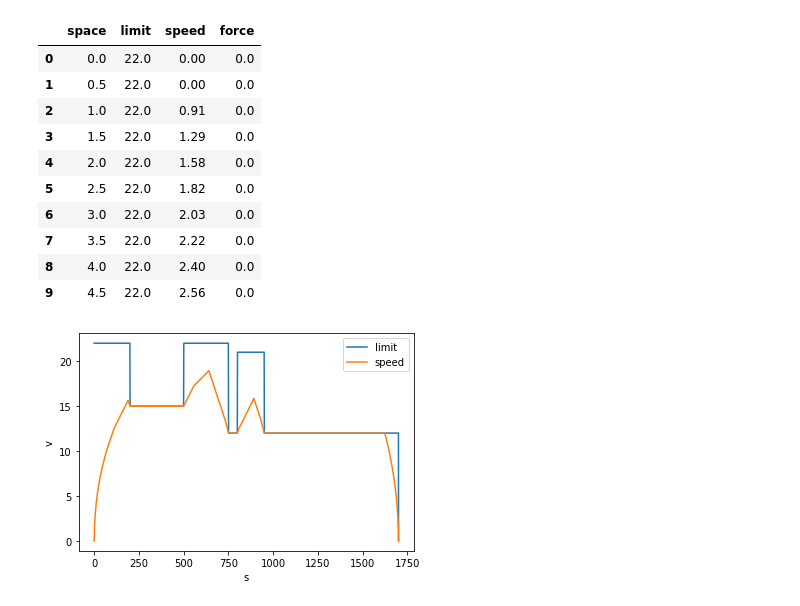
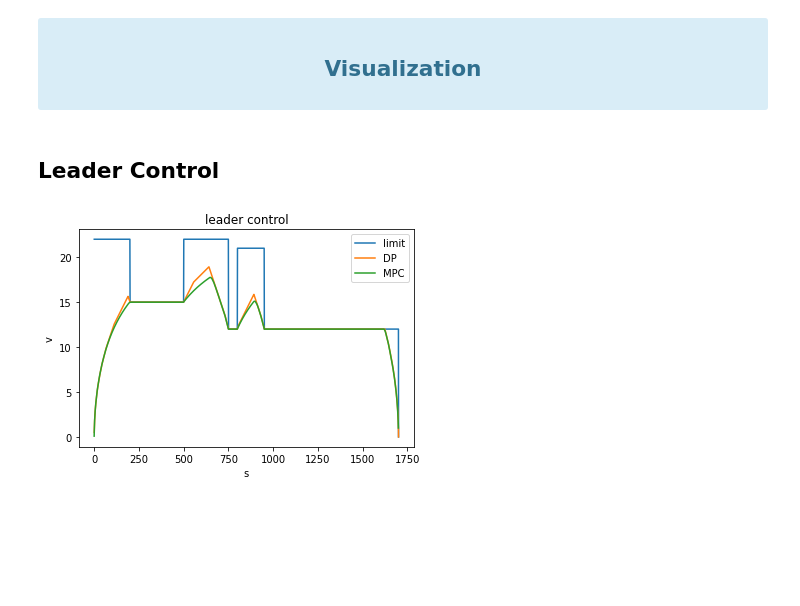
Before and after one commit to hzn18/train-platform, a Jupyter notebook: analysis/DPVisualization.ipynb, the cells around one changed output. Saved outputs shown, nothing was run; the diff lists cells and outputs as text; code cells hidden in the pictures; blank space fills up the shorter version.

Commit message:
feat: convoy visualization

```diff
--- a/analysis/DPVisualization.ipynb
+++ b/analysis/DPVisualization.ipynb
@@ -4,0 +9,2 @@ import matplotlib.pyplot as plt
+# %%
+plt.rcParams["font.sans-serif"] = ['SimHei']
@@ -5,31 +14,41 @@ import matplotlib.pyplot as plt
 # %%
-filename = "../result/DPResult.txt"
+DP_filename = "../result/DPResult.txt"
+Leader_filename = "../result/LeaderResult.txt"
+Follow_dir = "../result/FollowResult*"
 # %%
-df = pd.DataFrame(columns = ["space", "limit", "speed", "force"])
-for line in open(filename,"r"): #设置文件对象并读取每一行文件
-    strs = line.split(",")
-    df = df.append({"space": float(strs[0]), "limit": float(strs[1]), "speed": float(strs[2]), "force": float(strs[3])}, ignore_index = True)
+dp_df = pd.DataFrame(columns = ["space", "speed", "limit"])
+for line in open(DP_filename,"r"): #设置文件对象并读取每一行文件
+    strs = line.split(" ")
+    dp_df = dp_df.append({"space": float(strs[0]), "speed": float(strs[1]), "limit": float(strs[2])}, ignore_index = True)
+# %%
+leader_df = pd.DataFrame(columns = ["space", "speed", "force"])
+for line in open(Leader_filename,"r"): #设置文件对象并读取每一行文件
+    strs = line.split(" ")
+    leader_df = leader_df.append({"space": float(strs[0]), "speed": float(strs[1]), "force": float(strs[2])}, ignore_index = True)
 # %%
-df.head(10)
+follow_filenames = glob.glob(Follow_dir)
+follow_df = {}
+for filename in follow_filenames:
+    train_id = int(filename[-5])
+    tmp_df = pd.DataFrame(columns = ["space", "speed", "force", "time"])
+    for line in open(filename,"r"): #设置文件对象并读取每一行文件
+        strs = line.split(" ")
+        tmp_df = tmp_df.append({"space": float(strs[0]), "speed": float(strs[1]), "force": float(strs[2]), "time": float(strs[3])}, ignore_index = True)
+    follow_df[train_id] = tmp_df
-# %% [output]
-|  | space | limit | speed | force |
-| 0 | 0.0 | 22.0 | 0.00 | 0.0 |
-| 1 | 0.5 | 22.0 | 0.00 | 0.0 |
-| 2 | 1.0 | 22.0 | 0.91 | 0.0 |
-| 3 | 1.5 | 22.0 | 1.29 | 0.0 |
-| 4 | 2.0 | 22.0 | 1.58 | 0.0 |
-| 5 | 2.5 | 22.0 | 1.82 | 0.0 |
-| 6 | 3.0 | 22.0 | 2.03 | 0.0 |
-| 7 | 3.5 | 22.0 | 2.22 | 0.0 |
-| 8 | 4.0 | 22.0 | 2.40 | 0.0 |
-| 9 | 4.5 | 22.0 | 2.56 | 0.0 |
+# %% [markdown]
+<div class="alert alert-block alert-info">
+    <h2><strong><center>Visualization</center><strong></h2>
+# %% [markdown]
+## Leader Control
 # %%
-plt.plot(df["space"], df["limit"])
-plt.plot(df["space"], df["speed"])
-plt.legend(["limit", "speed"])
+plt.plot(dp_df["space"], dp_df["limit"])
+plt.plot(dp_df["space"], dp_df["speed"])
+plt.plot(leader_df["space"], leader_df["speed"])
+plt.legend(["limit", "DP", "MPC"])
 plt.xlabel("s")
 plt.ylabel("v")
 plt.savefig("DPSpeedVSLimitCurve.png")
+plt.title("leader control")
 plt.show()
 # %% [output]
-[figure, old version]
+[figure, new version]
```
Also changed, not shown: parts of 8 cells of this notebook, 8 other files.
